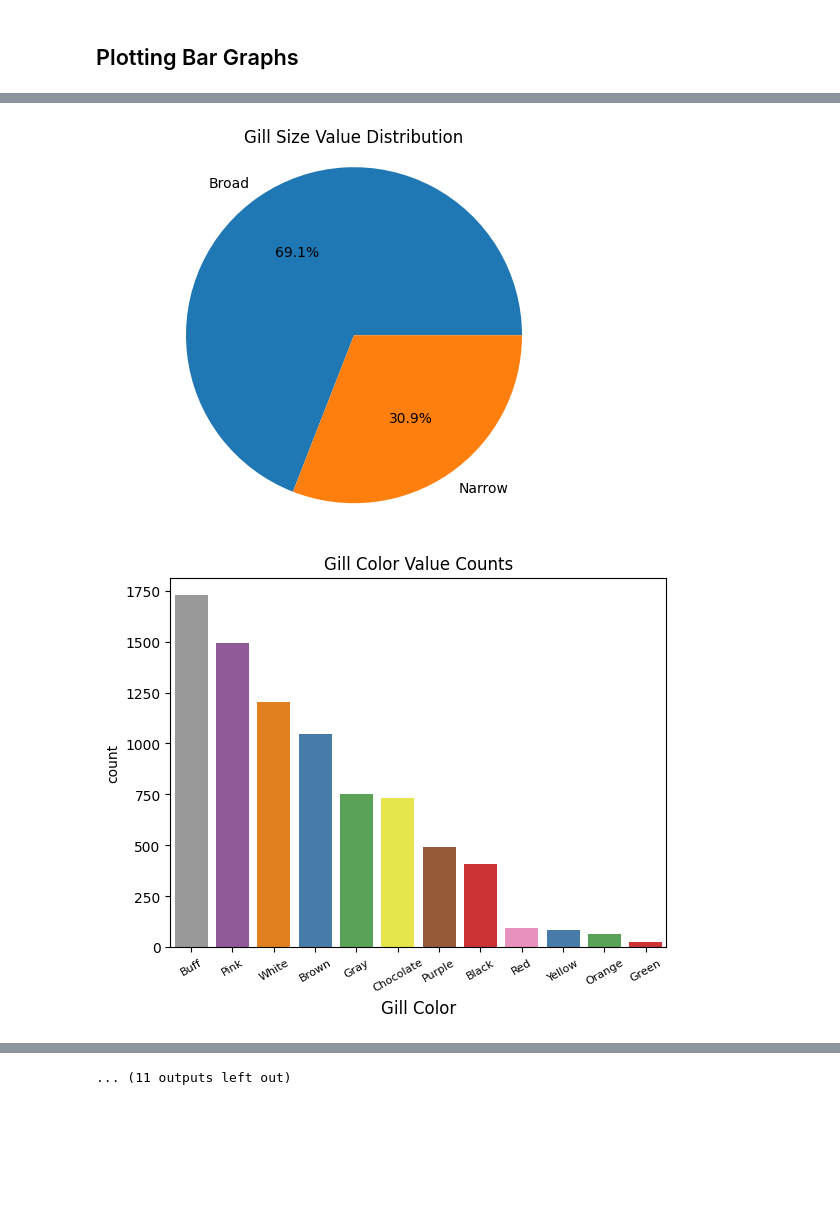
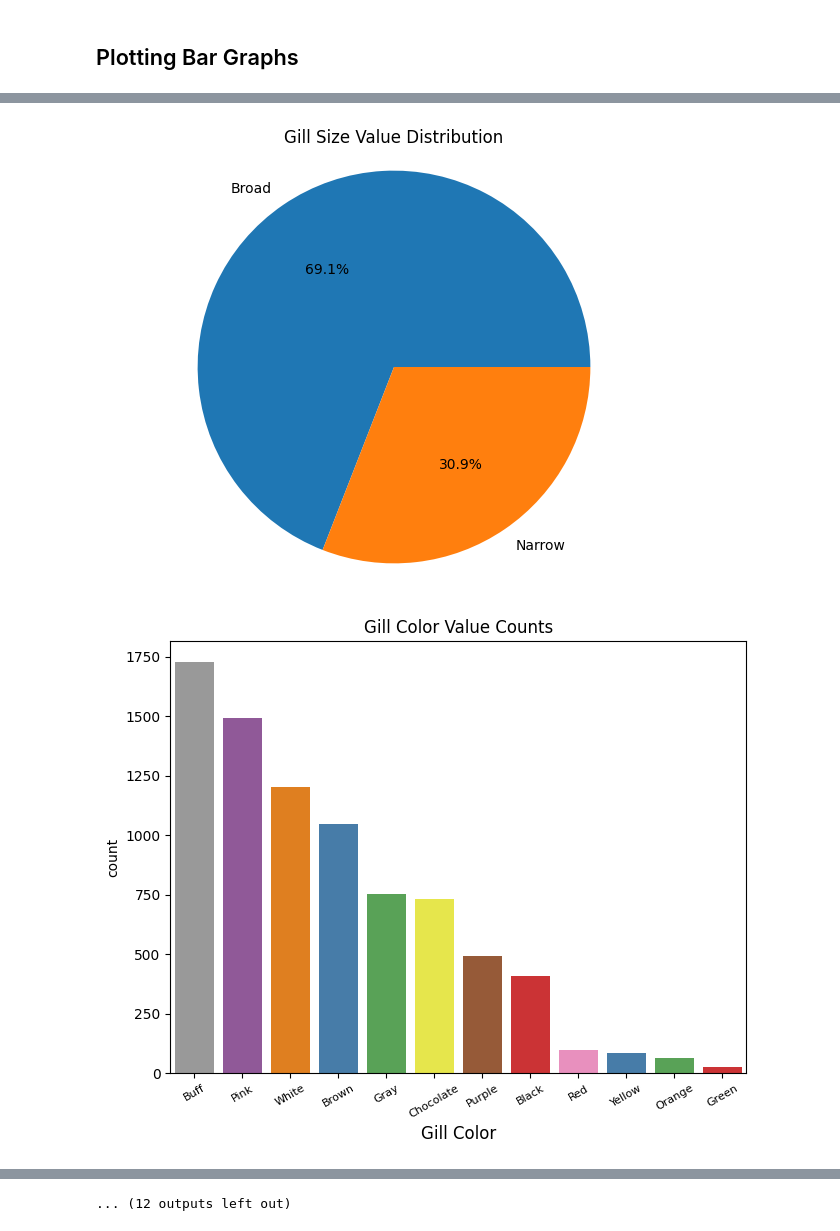
Before and after one commit to 7086600/exploring_mushrooms, a Jupyter notebook: exploring_mushrooms.ipynb, the cells around one changed output, grey strips where cells are left out. Saved outputs shown, nothing was run; the diff lists cells and outputs as text; code cells hidden in the pictures; blank space fills up the shorter version.

```diff
--- a/exploring_mushrooms.ipynb
+++ b/exploring_mushrooms.ipynb
@@ -66,15 +68,17 @@ def pieplot(df, column_name):
 # 2-4 plot each column
 # list of all column headers
 columns= df.columns.to_list()
+
 # creatining a for-loop to plot each column
 for i in range(len(columns)):
     # print(columns[i])
-    count_unique = len(df[columns[i]].unique())
-    if count_unique <= 5:
+    count_unique_1 = len(df[columns[i]].unique())
+    if count_unique_1 <= 5:
         # if the column has 5 or fewer unique values, create a pie plot
         pieplot(df, columns[i])
     else:
         barplot(df, columns[i])
+    plt.subplots_adjust(left=0.05, bottom=0.05, right=0.95, top=0.95, wspace=0.3, hspace=0.3)
     plt.show()
     plt.clf()  # Clear the current figure to avoid overlap in plots
 # %% [output]
@@ -89,2 +93,2 @@ for i in range(len(columns)):
-[figure, old version]
+[figure, new version]
-[figure, old version]
+[figure, new version]
@@ -93 +97 @@ for i in range(len(columns)):
-... (11 outputs left out)
+... (12 outputs left out)
```
Also changed, not shown: parts of 3 cells of this notebook.
